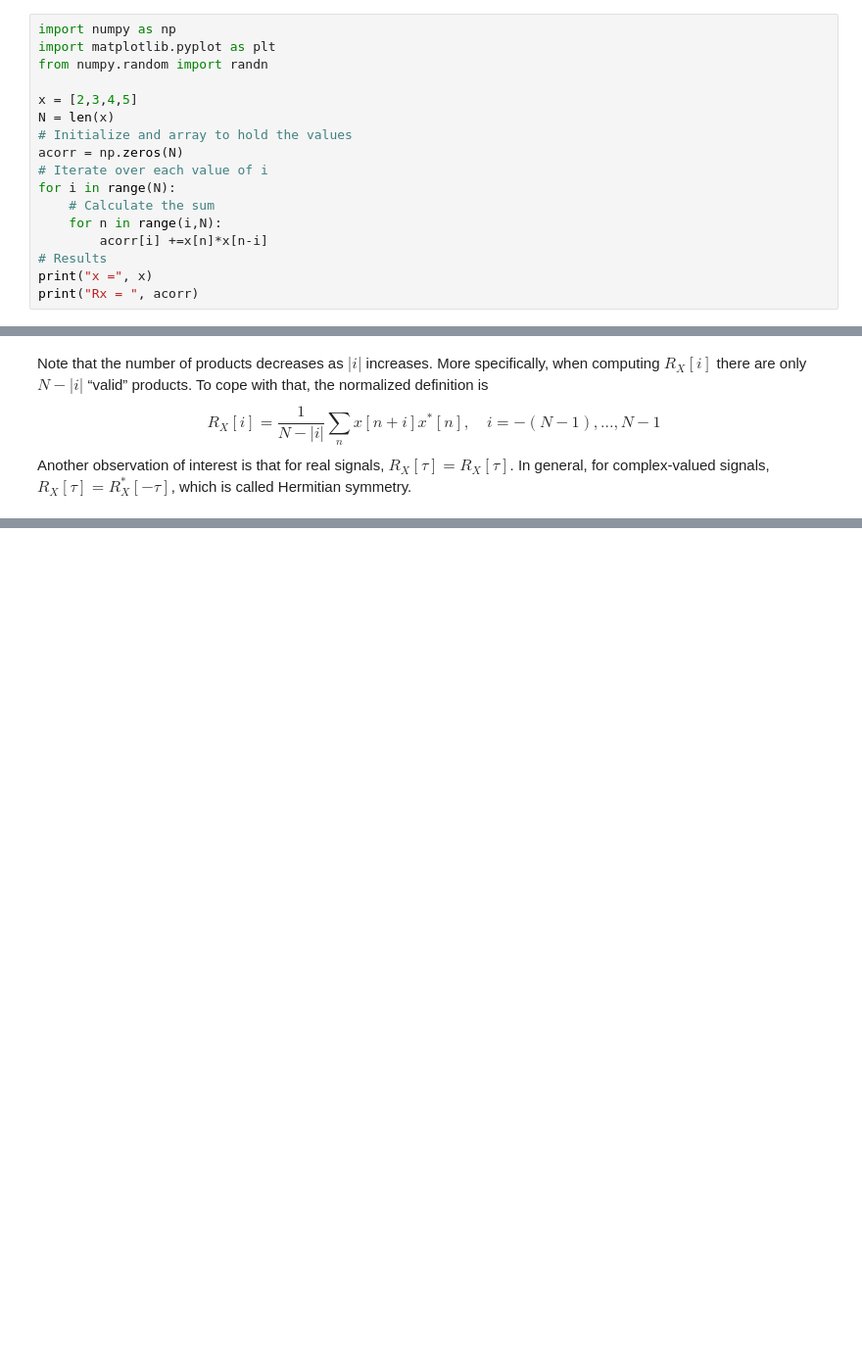
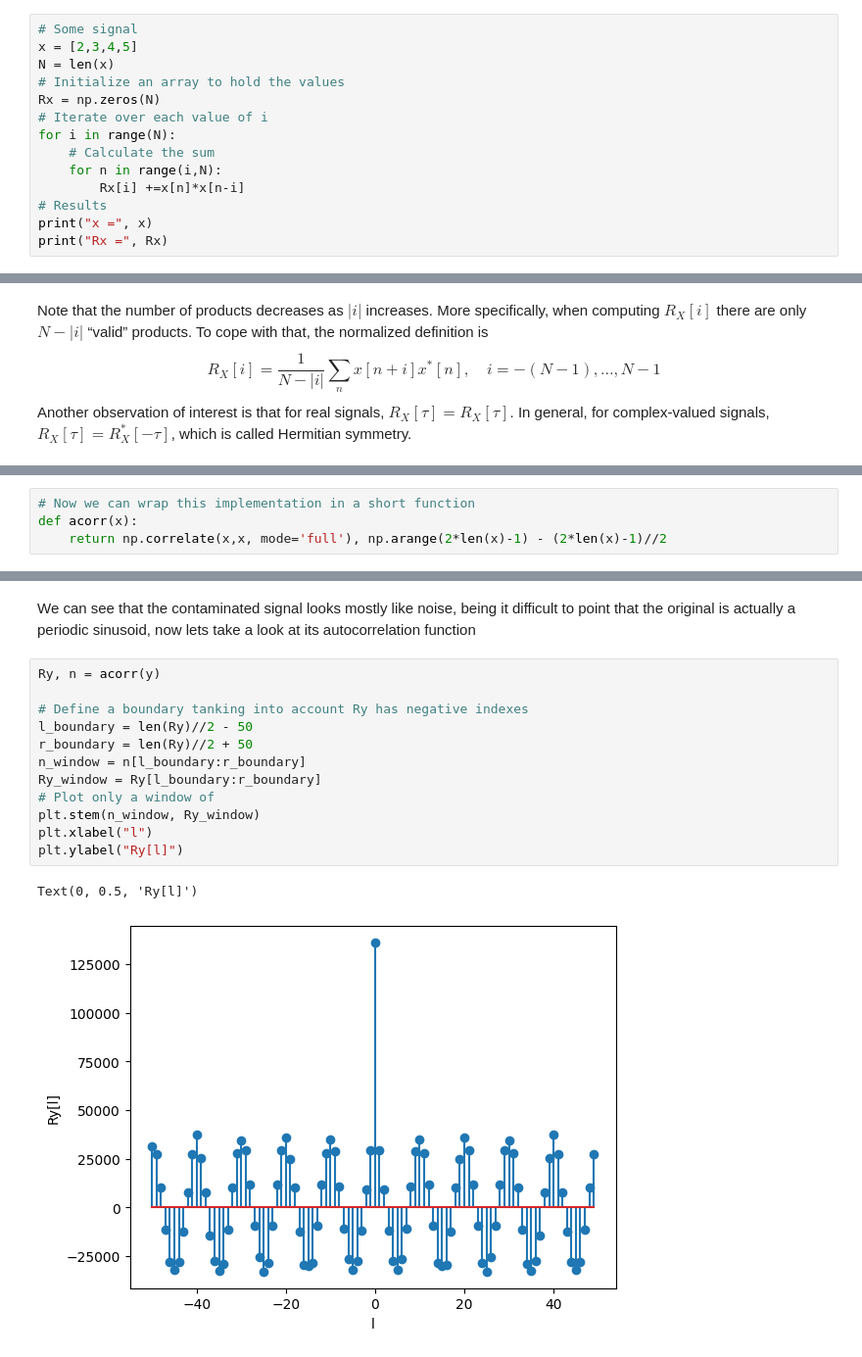
Before and after one commit to EduardoGFilho/DSP_Jupyter_Notebooks, a Jupyter notebook: Correlation.ipynb, the cells around one changed output, grey strips where cells are left out. Shown at 98% size. Drawn from its saved outputs; the diff is of its cells as text; blank space fills up the shorter version.

```diff
--- a/Correlation.ipynb
+++ b/Correlation.ipynb
@@ -33,20 +39,17 @@ From the equation (index equations...), we can come up with a simple implementat
 # %%
-import numpy as np
-import matplotlib.pyplot as plt
-from numpy.random import randn
-
+# Some signal
 x = [2,3,4,5]
 N = len(x)
-# Initialize and array to hold the values
-acorr = np.zeros(N)
+# Initialize an array to hold the values
+Rx = np.zeros(N)
 # Iterate over each value of i
 for i in range(N):
     # Calculate the sum
     for n in range(i,N):
-        acorr[i] +=x[n]*x[n-i]
+        Rx[i] +=x[n]*x[n-i]
 # Results
 print("x =", x)
-print("Rx = ", acorr)
+print("Rx =", Rx)
 # %% [output]
 x = [2, 3, 4, 5]
 Rx =  [54. 38. 23. 10.]
@@ -67,0 +86,4 @@ Rx = [54 38 23 10]
+# %%
+# Now we can wrap this implementation in a short function
+def acorr(x):
+    return np.correlate(x,x, mode='full'), np.arange(2*len(x)-1) - (2*len(x)-1)//2
@@ -67,0 +130,17 @@ Rx = [54 38 23 10]
+# %% [markdown]
+We can see that the contaminated signal looks mostly like noise, being it difficult to point that the original is actually a periodic sinusoid, now lets take a look at its autocorrelation function
+# %%
+Ry, n = acorr(y)
+
+# Define a boundary tanking into account Ry has negative indexes
+l_boundary = len(Ry)//2 - 50
+r_boundary = len(Ry)//2 + 50
+n_window = n[l_boundary:r_boundary]
+Ry_window = Ry[l_boundary:r_boundary]
+# Plot only a window of
+plt.stem(n_window, Ry_window)
+plt.xlabel("l")
+plt.ylabel("Ry[l]")
+# %% [output]
+Text(0, 0.5, 'Ry[l]')
+[figure, added]
```
Also changed, not shown: parts of 38 cells of this notebook, 3 other files.
